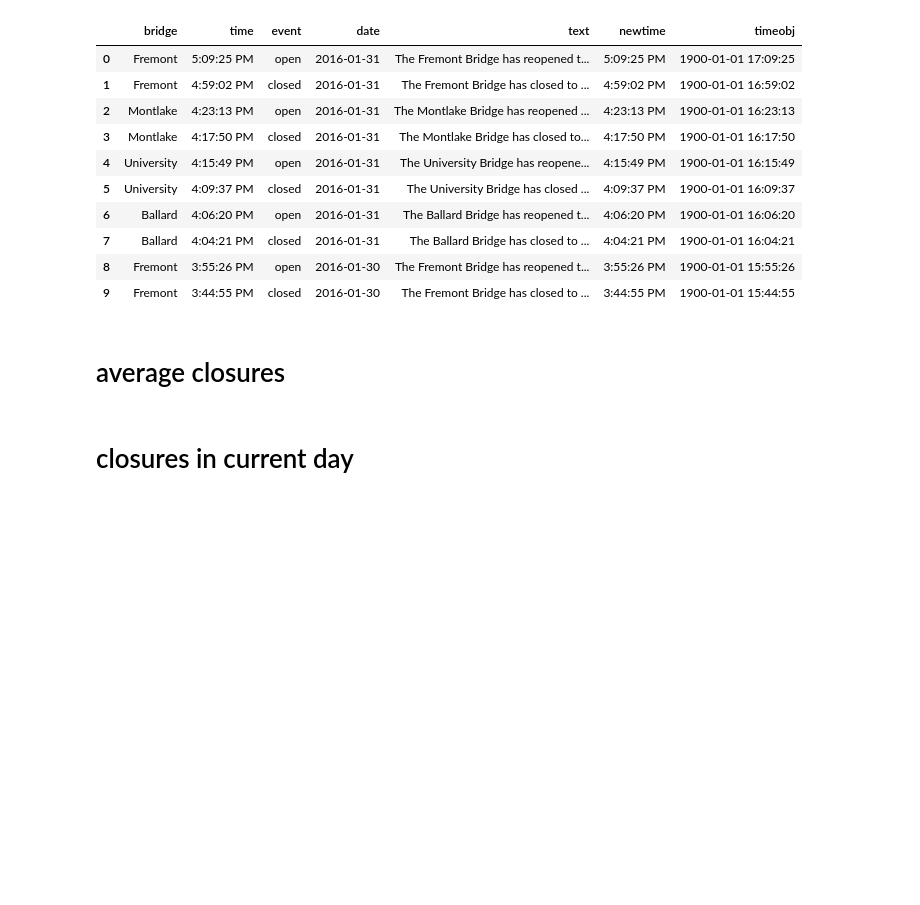
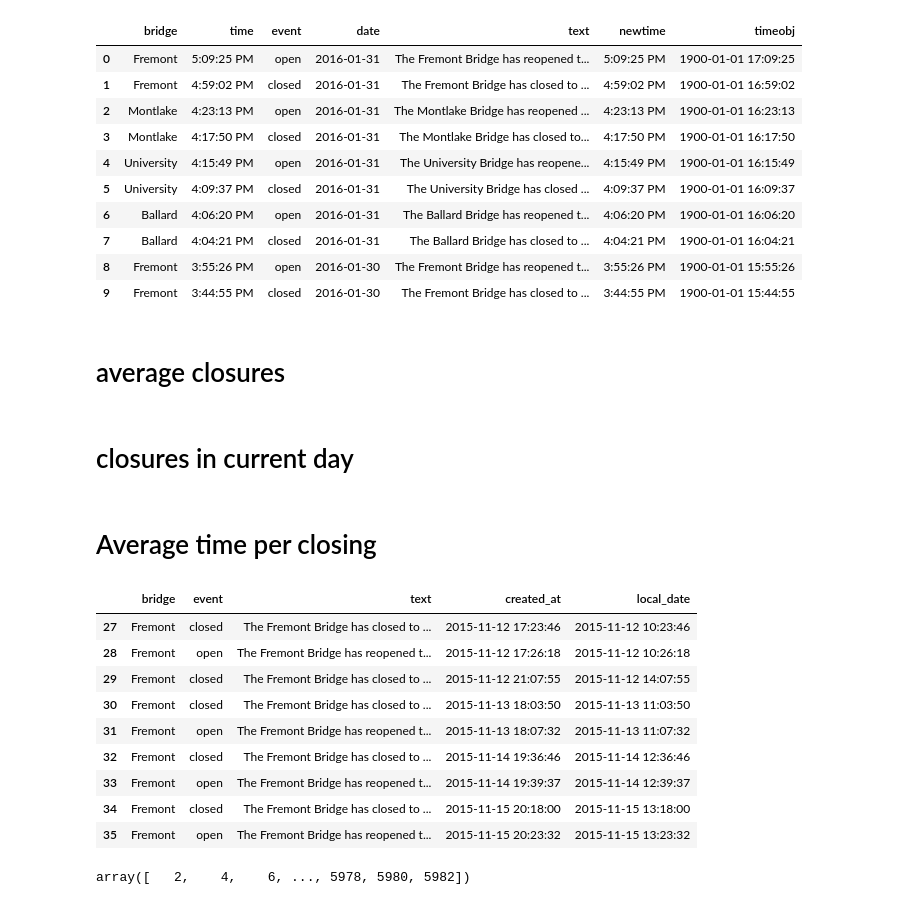
Before and after one commit to bricegnichols/bridge-stat, a Jupyter notebook: notebooks/stats.ipynb, the cells around one changed output. Drawn from its saved outputs; the diff is of its cells as text; code cells hidden in the pictures; blank space fills up the shorter version.

Commit message:
working on avg closure time calcs

```diff
--- a/notebooks/stats.ipynb
+++ b/notebooks/stats.ipynb
@@ -81,0 +80,24 @@ remaining_closures_df.to_csv('../data/bridge/closure_estimate.csv')
+# %% [markdown]
+# Average time per closing
+# %%
+from datetime import datetime, timedelta
+df = pd.read_csv('../data/bridge/bridge_records.csv')
+# %%
+def set_local_time(obj, offset_hours=-7):
+
+    #account for offset from UTC using timedelta
+    local_timestamp = obj + timedelta(hours=offset_hours)
+
+    return local_timestamp
+# %%
+# Load all the historical tweets and process to get columns from text, convert to local time
+df['bridge'] = df['text'].map(lambda x: x.split('The ')[-1].split(' Bridge')[0])
+df['created_at'] = pd.to_datetime(df['created_at'])
+df['local_date'] = df['created_at'].apply(lambda x: set_local_time(x))
+df['event'] = df['text'].apply(lambda x: 'closed' if ('closed' in x) else 'open')
+df = df[['bridge','event', 'text','created_at', 'local_date']]
+
+bridge_list = ['Ballard', 'Fremont', '1st Ave S', 'Montlake', 'Lower Spokane St', 'South Park', 'University']
+
+# Select only rows with a bridge name in the bridge list
+df = df[df['bridge'].isin(bridge_list)]
@@ -81,0 +106,34 @@ remaining_closures_df.to_csv('../data/bridge/closure_estimate.csv')
+# %%
+fremont = df[df['bridge'] == 'Fremont']
+
+# Sorting by date, should have an open, followed by close event
+fremont = fremont.sort('local_date')
+fremont.reset_index(inplace=True, drop=True)
+
+# start with a closure event, and end with an 'open'
+if fremont['event'].iloc[0] == 'open':
+    fremont = fremont.drop(0)
+
+if fremont['event'].iloc[-1] == 'closed':
+    print 'dropping last'
+    fremont = fremont.drop(fremont.index[-1])
+
+# Make sure events are closed, followed by open
+# all odds indices should be closed, events should be open
+# other logic checks too?
+# odds = open?
+# %% [output]
+|  | bridge | event | text | created_at | local_date |
+| 27 | Fremont | closed | The Fremont Bridge has closed to ... | 2015-11-12 17:23:46 | 2015-11-12 10:23:46 |
+| 28 | Fremont | open | The Fremont Bridge has reopened t... | 2015-11-12 17:26:18 | 2015-11-12 10:26:18 |
+| 29 | Fremont | closed | The Fremont Bridge has closed to ... | 2015-11-12 21:07:55 | 2015-11-12 14:07:55 |
+| 30 | Fremont | closed | The Fremont Bridge has closed to ... | 2015-11-13 18:03:50 | 2015-11-13 11:03:50 |
+| 31 | Fremont | open | The Fremont Bridge has reopened t... | 2015-11-13 18:07:32 | 2015-11-13 11:07:32 |
+| 32 | Fremont | closed | The Fremont Bridge has closed to ... | 2015-11-14 19:36:46 | 2015-11-14 12:36:46 |
+| 33 | Fremont | open | The Fremont Bridge has reopened t... | 2015-11-14 19:39:37 | 2015-11-14 12:39:37 |
+| 34 | Fremont | closed | The Fremont Bridge has closed to ... | 2015-11-15 20:18:00 | 2015-11-15 13:18:00 |
+| 35 | Fremont | open | The Fremont Bridge has reopened t... | 2015-11-15 20:23:32 | 2015-11-15 13:23:32 |
+# %%
+fremont.index.values
+# %% [output]
+array([   2,    4,    6, ..., 5978, 5980, 5982])
```
Also changed, not shown: parts of 3 cells of this notebook.
